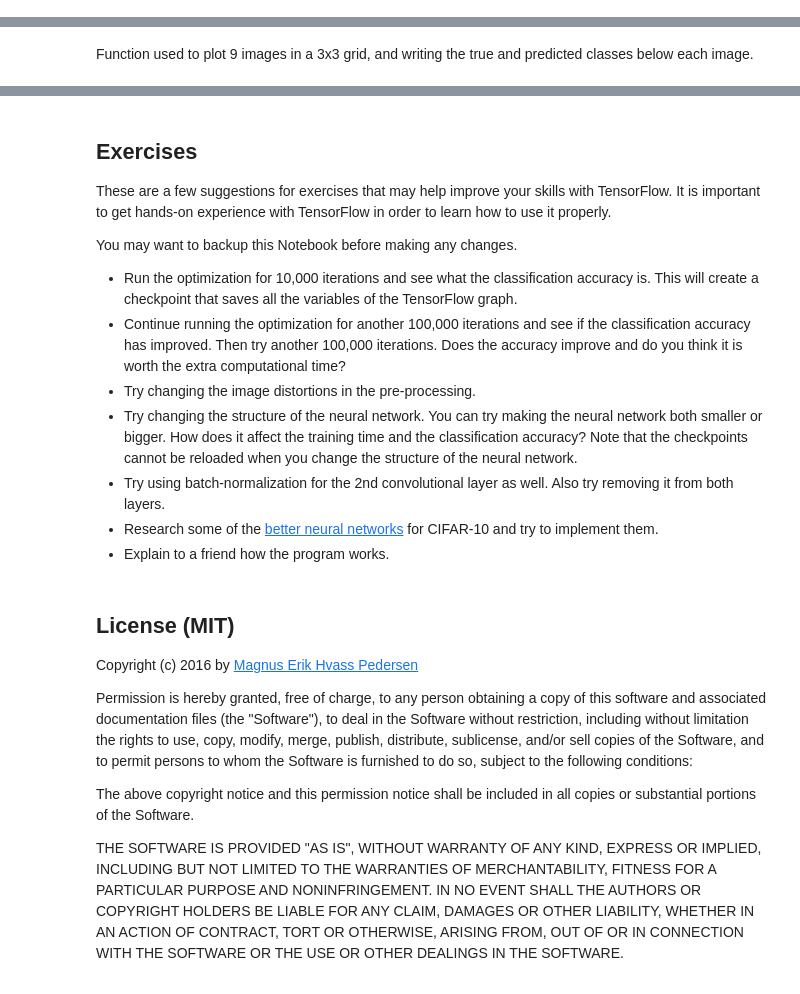
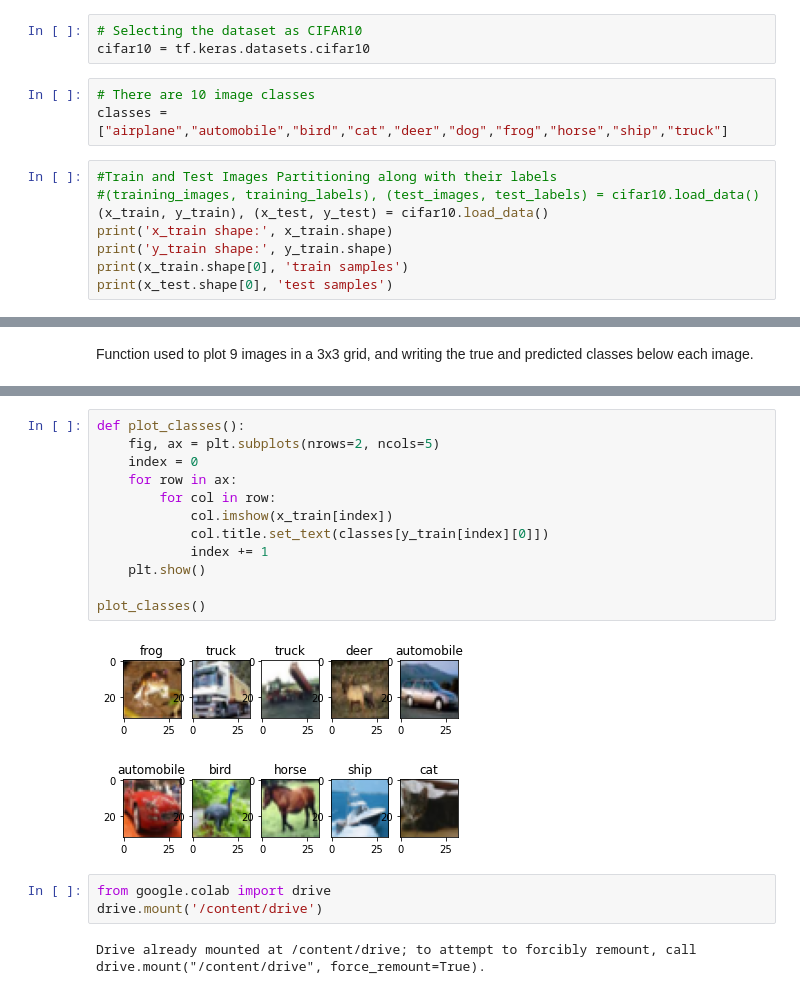
Before and after one commit to kk-ecu/MachineLearning, a Jupyter notebook: 06_CIFAR-10.ipynb, the cells around one changed output, grey strips where cells are left out. Saved outputs shown, nothing was run; the diff lists cells and outputs as text.

```diff
--- a/06_CIFAR-10.ipynb
+++ b/06_CIFAR-10.ipynb
@@ -101,0 +27,14 @@ Loading data: data/CIFAR-10/cifar-10-batches-py/test_batch
+# %%
+# Selecting the dataset as CIFAR10
+cifar10 = tf.keras.datasets.cifar10
+# %%
+# There are 10 image classes
+classes = ["airplane","automobile","bird","cat","deer","dog","frog","horse","ship","truck"]
+# %%
+#Train and Test Images Partitioning along with their labels
+#(training_images, training_labels), (test_images, test_labels) = cifar10.load_data()
+(x_train, y_train), (x_test, y_test) = cifar10.load_data()
+print('x_train shape:', x_train.shape)
+print('y_train shape:', y_train.shape)
+print(x_train.shape[0], 'train samples')
+print(x_test.shape[0], 'test samples')
@@ -978,25 +56,19 @@ The output of the convolutional layers was also plotted, but it was difficult to
-# %% [markdown]
-## Exercises
-
-These are a few suggestions for exercises that may help improve your skills with TensorFlow. It is important to get hands-on experience with TensorFlow in order to learn how to use it properly.
-
-You may want to backup this Notebook before making any changes.
-
-* Run the optimization for 10,000 iterations and see what the classification accuracy is. This will create a checkpoint that saves all the variables of the TensorFlow graph.
-* Continue running the optimization for another 100,000 iterations and see if the classification accuracy has improved. Then try another 100,000 iterations. Does the accuracy improve and do you think it is worth the extra computational time?
-* Try changing the image distortions in the pre-processing.
-* Try changing the structure of the neural network. You can try making
-the neural network both smaller or bigger. How does it affect the training time and the classification accuracy? Note that the checkpoints cannot be reloaded when you change the structure of the neural network.
-* Try using batch-normalization for the 2nd convolutional layer as well. Also try removing it from both layers.
-* Research some of the [better neural networks](http://rodrigob.github.io/are_we_there_yet/build/classification_datasets_results.html) for CIFAR-10 and try to implement them.
-* Explain to a friend how the program works.
-# %% [markdown]
-## License (MIT)
-
-Copyright (c) 2016 by [Magnus Erik Hvass Pedersen](http://www.hvass-labs.org/)
-
-Permission is hereby granted, free of charge, to any person obtaining a copy of this software and associated documentation files (the "Software"), to deal in the Software without restriction, including without limitation the rights to use, copy, modify, merge, publish, distribute, sublicense, and/or sell copies of the Software, and to permit persons to whom the Software is furnished to do so, subject to the following conditions:
-
-The above copyright notice and this permission notice shall be included in all copies or substantial portions of the Software.
-
-THE SOFTWARE IS PROVIDED "AS IS", WITHOUT WARRANTY OF ANY KIND, EXPRESS OR IMPLIED, INCLUDING BUT NOT LIMITED TO THE WARRANTIES OF MERCHANTABILITY, FITNESS FOR A PARTICULAR PURPOSE AND NONINFRINGEMENT. IN NO EVENT SHALL THE AUTHORS OR COPYRIGHT HOLDERS BE LIABLE FOR ANY CLAIM, DAMAGES OR OTHER LIABILITY, WHETHER IN AN ACTION OF CONTRACT, TORT OR OTHERWISE, ARISING FROM, OUT OF OR IN CONNECTION WITH THE SOFTWARE OR THE USE OR OTHER DEALINGS IN THE SOFTWARE.
+# %%
+def plot_classes():
+    fig, ax = plt.subplots(nrows=2, ncols=5)
+    index = 0
+    for row in ax:
+        for col in row:
+            col.imshow(x_train[index])
+            col.title.set_text(classes[y_train[index][0]])
+            index += 1
+    plt.show()
+
+plot_classes()
+# %% [output]
+[figure, added]
+# %%
+from google.colab import drive
+drive.mount('/content/drive')
+# %% [output]
+Drive already mounted at /content/drive; to attempt to forcibly remount, call drive.mount("/content/drive", force_remount=True).
```
Also changed, not shown: parts of 159 cells of this notebook.
